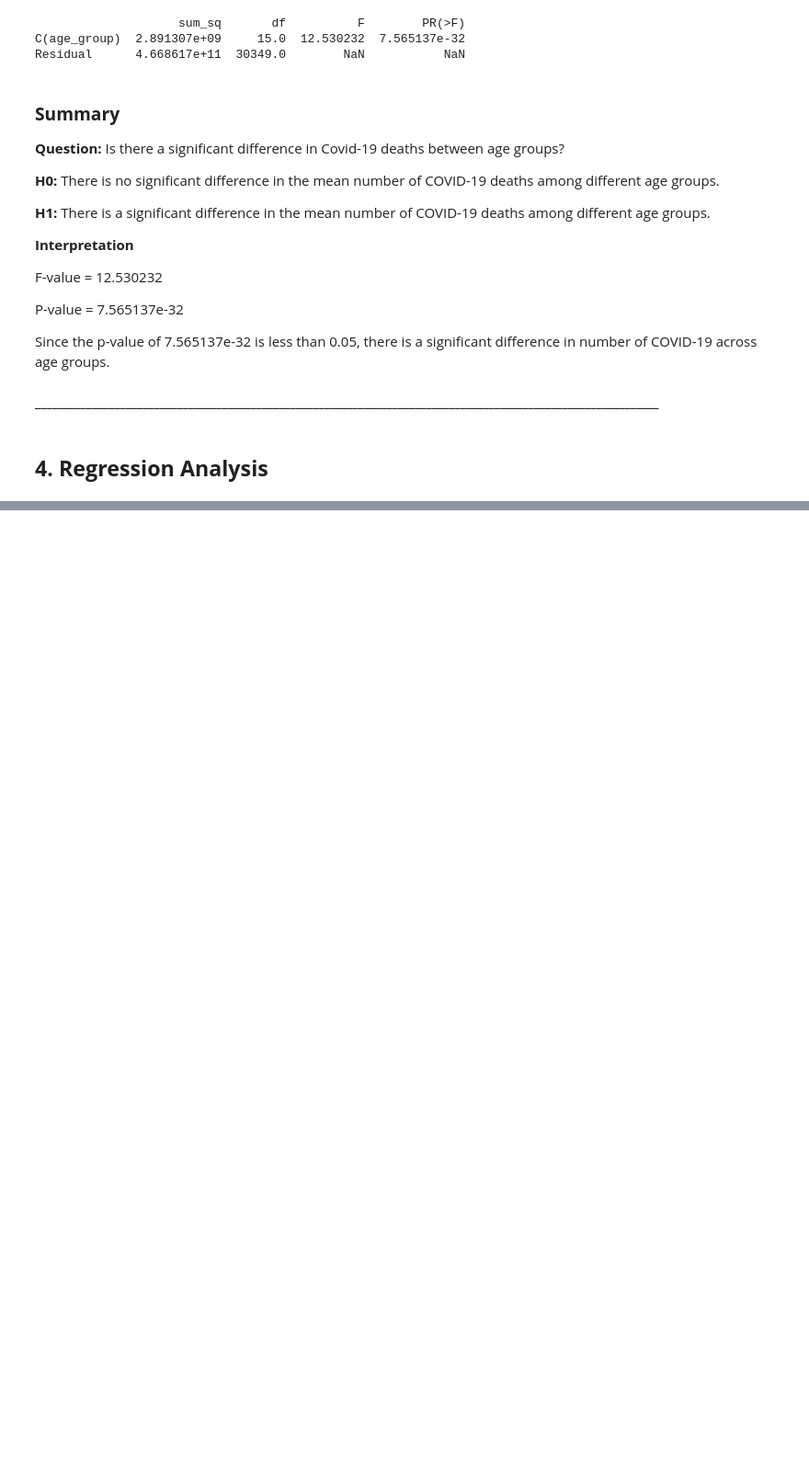
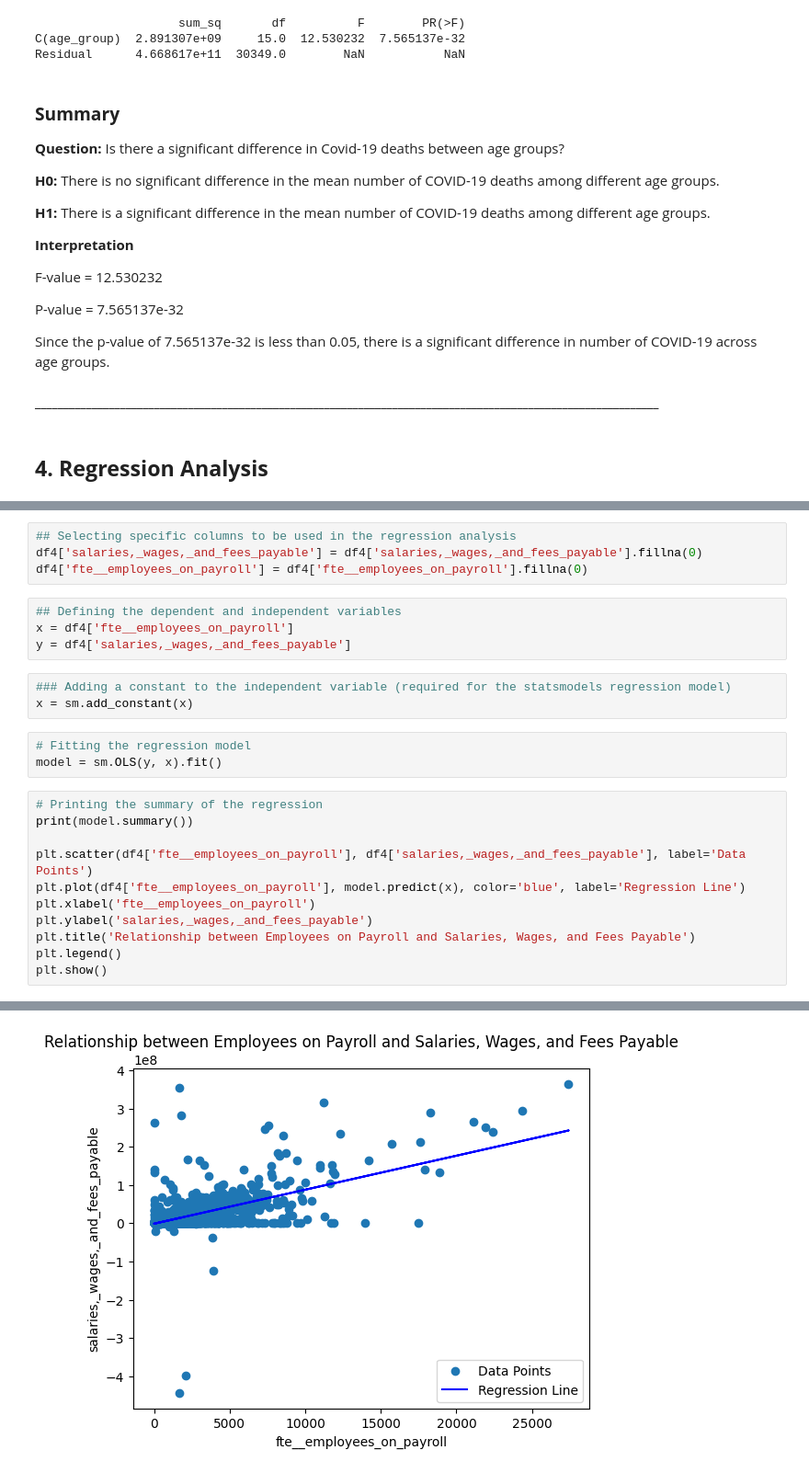
Before and after one commit to c-susan/datasci_5_statistics, a Jupyter notebook: python_statistics.ipynb, the cells around one changed output, grey strips where cells are left out. Shown at 92% size. Cells and saved outputs as stored; diff of their text form; blank space fills up the shorter version.

```diff
--- a/python_statistics.ipynb
+++ b/python_statistics.ipynb
@@ -236,0 +262,26 @@ Since the p-value of 7.565137e-32 is less than 0.05, there is a significant diff
+# %%
+## Selecting specific columns to be used in the regression analysis
+df4['salaries,_wages,_and_fees_payable'] = df4['salaries,_wages,_and_fees_payable'].fillna(0)
+df4['fte__employees_on_payroll'] = df4['fte__employees_on_payroll'].fillna(0)
+# %%
+## Defining the dependent and independent variables
+x = df4['fte__employees_on_payroll']
+y = df4['salaries,_wages,_and_fees_payable']
+# %%
+### Adding a constant to the independent variable (required for the statsmodels regression model)
+x = sm.add_constant(x)
+# %%
+# Fitting the regression model
+model = sm.OLS(y, x).fit()
+# %%
+# Printing the summary of the regression
+print(model.summary())
+
+plt.scatter(df4['fte__employees_on_payroll'], df4['salaries,_wages,_and_fees_payable'], label='Data Points')
+plt.plot(df4['fte__employees_on_payroll'], model.predict(x), color='blue', label='Regression Line')
+plt.xlabel('fte__employees_on_payroll')
+plt.ylabel('salaries,_wages,_and_fees_payable')
+plt.title('Relationship between Employees on Payroll and Salaries, Wages, and Fees Payable')
+plt.legend()
+plt.show()
+# %% [output]
@@ -236,0 +305 @@ Since the p-value of 7.565137e-32 is less than 0.05, there is a significant diff
+[figure, added]
```
Also changed, not shown: parts of 5 cells of this notebook.
